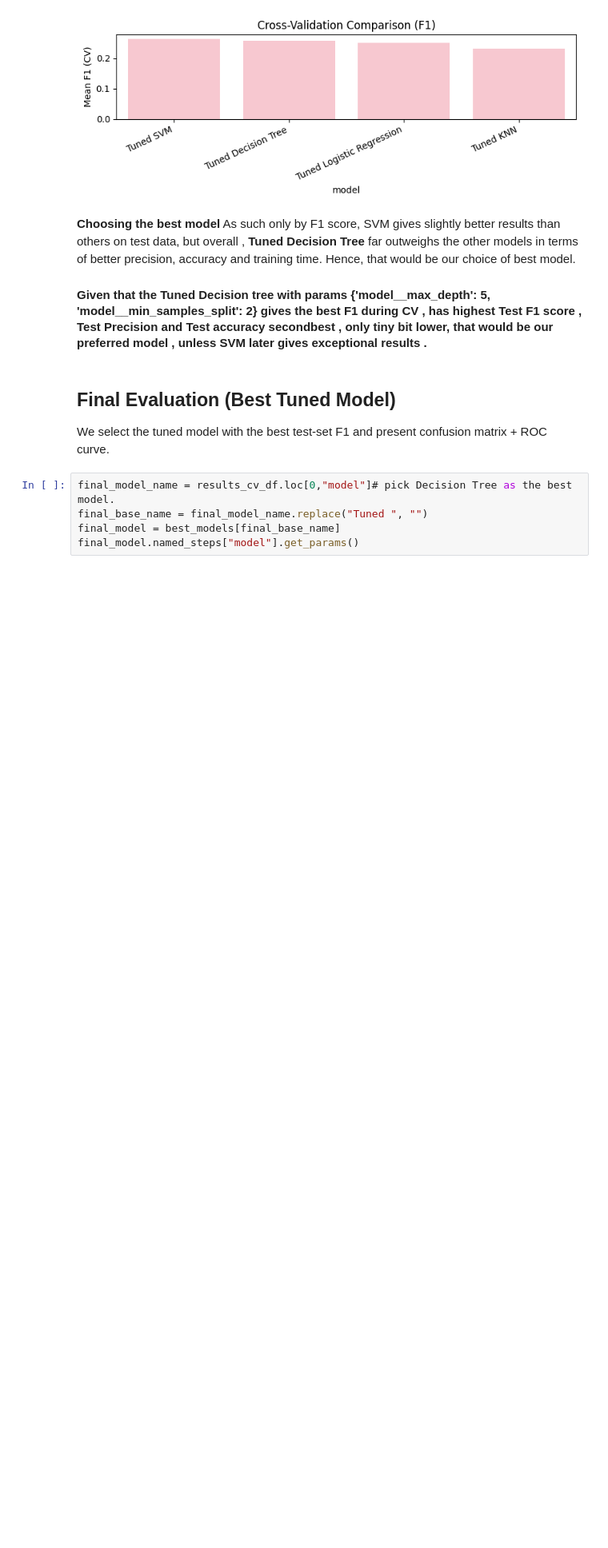
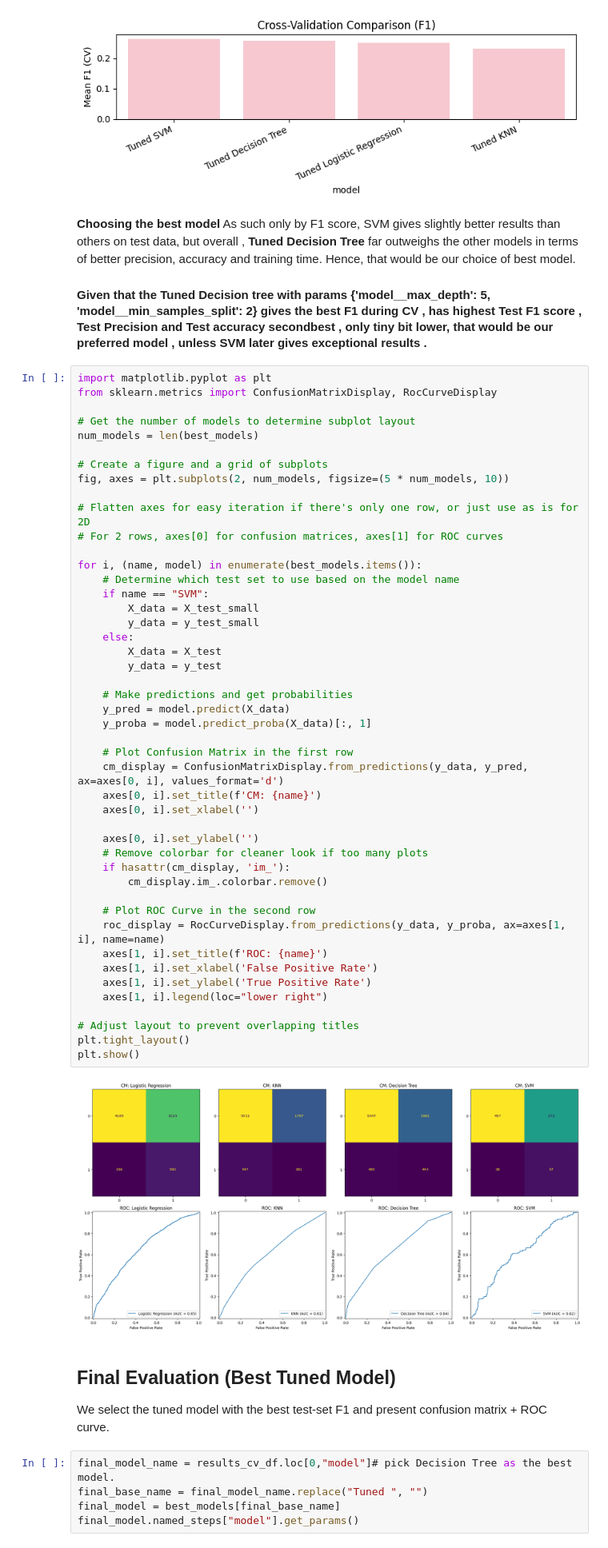
Before and after one commit to Subroy1/MarketingCampaign_ComparingClassifiers, a Jupyter notebook: prompt_III_Assignment17_1.ipynb, the cells around one changed output. Shown at 80% size. Drawn from its saved outputs; the diff is of its cells as text; blank space fills up the shorter version.

Commit message:
Plotting ROC curve and CM for all classifiers found in best models list after hyper param tuning.

```diff
--- a/prompt_III_Assignment17_1.ipynb
+++ b/prompt_III_Assignment17_1.ipynb
@@ -1008,6 +1008,54 @@ plt.show()
 As such only by F1 score, SVM gives slightly better results than others on test data, but overall , **Tuned Decision Tree** far outweighs the other models in terms of better precision, accuracy and training time. Hence, that would be our choice of best model.
 
 #### Given that the Tuned Decision tree with params {'model__max_depth': 5, 'model__min_samples_split': 2}  gives the best F1 during CV , has highest Test F1 score , Test Precision and Test accuracy secondbest , only tiny bit lower, that would be our preferred model , unless SVM later gives exceptional results .
+# %%
+import matplotlib.pyplot as plt
+from sklearn.metrics import ConfusionMatrixDisplay, RocCurveDisplay
+
+# Get the number of models to determine subplot layout
+num_models = len(best_models)
+
+# Create a figure and a grid of subplots
+fig, axes = plt.subplots(2, num_models, figsize=(5 * num_models, 10))
+
+# Flatten axes for easy iteration if there's only one row, or just use as is for 2D
+# For 2 rows, axes[0] for confusion matrices, axes[1] for ROC curves
+
+for i, (name, model) in enumerate(best_models.items()):
+    # Determine which test set to use based on the model name
+    if name == "SVM":
+        X_data = X_test_small
+        y_data = y_test_small
+    else:
+        X_data = X_test
+        y_data = y_test
+
+    # Make predictions and get probabilities
+    y_pred = model.predict(X_data)
+    y_proba = model.predict_proba(X_data)[:, 1]
+
+    # Plot Confusion Matrix in the first row
+    cm_display = ConfusionMatrixDisplay.from_predictions(y_data, y_pred, ax=axes[0, i], values_format='d')
+    axes[0, i].set_title(f'CM: {name}')
+    axes[0, i].set_xlabel('')
+
+    axes[0, i].set_ylabel('')
+    # Remove colorbar for cleaner look if too many plots
+    if hasattr(cm_display, 'im_'):
+        cm_display.im_.colorbar.remove()
+
+    # Plot ROC Curve in the second row
+    roc_display = RocCurveDisplay.from_predictions(y_data, y_proba, ax=axes[1, i], name=name)
+    axes[1, i].set_title(f'ROC: {name}')
+    axes[1, i].set_xlabel('False Positive Rate')
+    axes[1, i].set_ylabel('True Positive Rate')
+    axes[1, i].legend(loc="lower right")
+
+# Adjust layout to prevent overlapping titles
+plt.tight_layout()
+plt.show()
+# %% [output]
+[figure, added]
 # %% [markdown]
 ## Final Evaluation (Best Tuned Model)
 We select the tuned model with the best test-set F1 and present confusion matrix + ROC curve.
```
Also changed, not shown: parts of 4 cells of this notebook.
